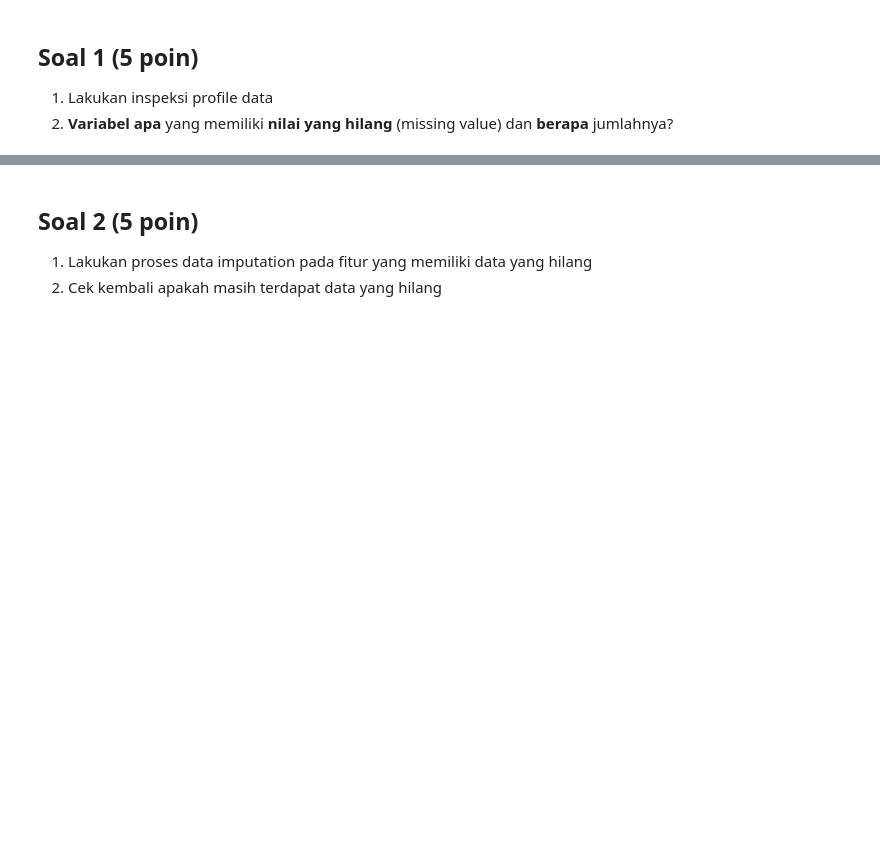
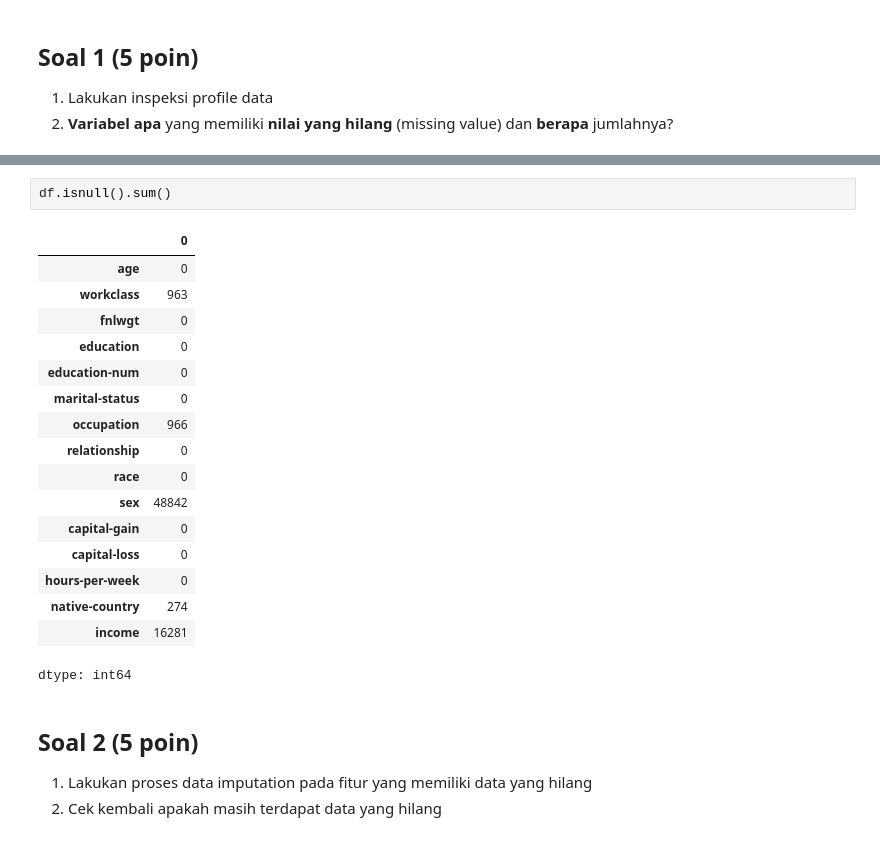
Before and after one commit to muhnasih/MESIN-LEARNING, a Jupyter notebook: JS04_SOAL_KUIS1_ML.ipynb, the cells around one changed output, grey strips where cells are left out. Cells and saved outputs as stored; diff of their text form; blank space fills up the shorter version.

```diff
--- a/JS04_SOAL_KUIS1_ML.ipynb
+++ b/JS04_SOAL_KUIS1_ML.ipynb
@@ -95,3 +97,23 @@ missing_report
+# %%
+df.isnull().sum()
+# %% [output]
+|  | 0 |
+| age | 0 |
+| workclass | 963 |
+| fnlwgt | 0 |
+| education | 0 |
+| education-num | 0 |
+| marital-status | 0 |
+| occupation | 966 |
+| relationship | 0 |
+| race | 0 |
+| sex | 48842 |
+| capital-gain | 0 |
+| capital-loss | 0 |
+| hours-per-week | 0 |
+| native-country | 274 |
+| income | 16281 |
+dtype: int64
 # %% [markdown]
 ## Soal 2 (5 poin)
 1. Lakukan proses data imputation pada fitur yang memiliki data yang hilang
```
Also changed, not shown: parts of 2 cells of this notebook.
